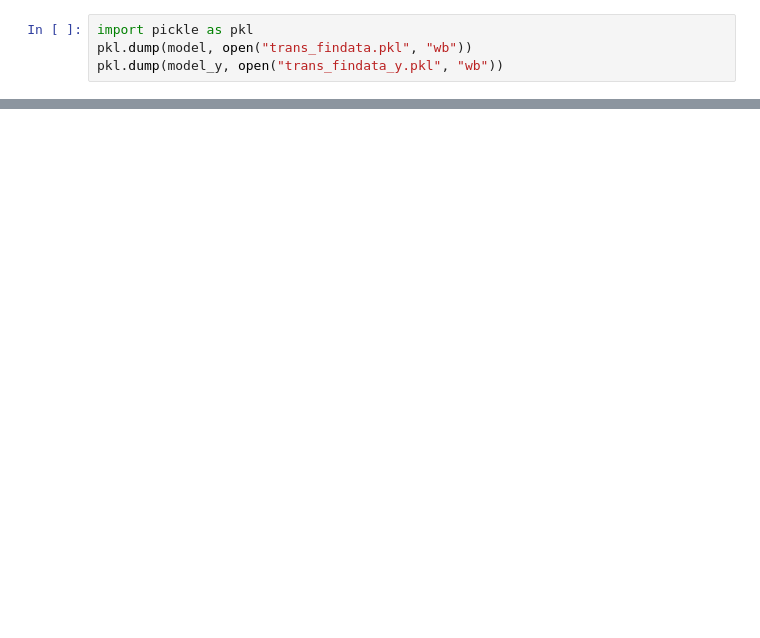
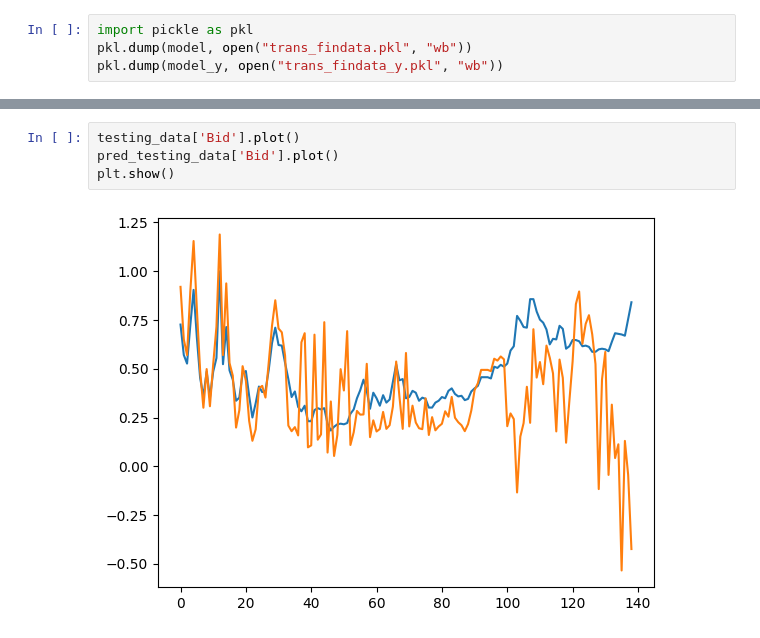
Before and after one commit to gohzhihwee/stuffs, a Jupyter notebook: transformer_findata.ipynb, the cells around one changed output, grey strips where cells are left out. Cells and saved outputs as stored; diff of their text form; blank space fills up the shorter version.

```diff
--- a/transformer_findata.ipynb
+++ b/transformer_findata.ipynb
@@ -272,0 +308,6 @@ plt.show()
+# %%
+testing_data['Bid'].plot()
+pred_testing_data['Bid'].plot()
+plt.show()
+# %% [output]
+[figure, added]
```
Also changed, not shown: parts of 25 cells of this notebook.
